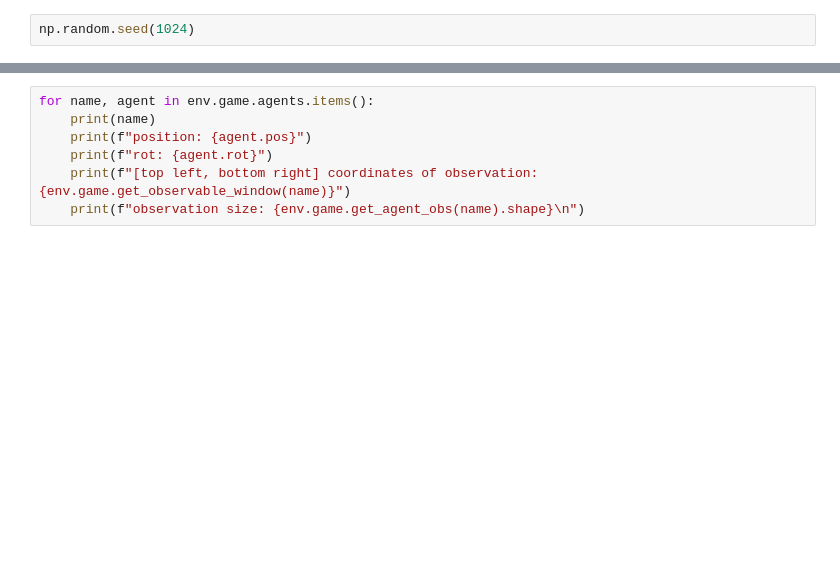
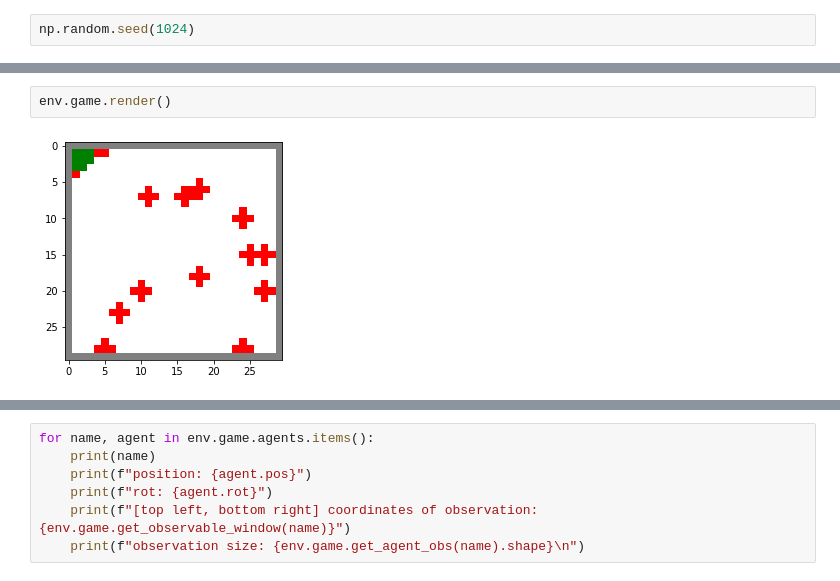
Before and after one commit to RedTachyon/cpr_reputation, a Jupyter notebook: notebooks/board_dev.ipynb, the cells around one changed output, grey strips where cells are left out. Drawn from its saved outputs; the diff is of its cells as text; blank space fills up the shorter version.

```diff
--- a/notebooks/board_dev.ipynb
+++ b/notebooks/board_dev.ipynb
@@ -33,0 +60,4 @@ array([[0., 0., 0., 0., 1., 1., 1., 0., 0., 0., 0., 0., 0., 0., 0.],
+# %%
+env.game.render()
+# %% [output]
+[figure, added]
```
Also changed, not shown: parts of 6 cells of this notebook, 2 other files.
